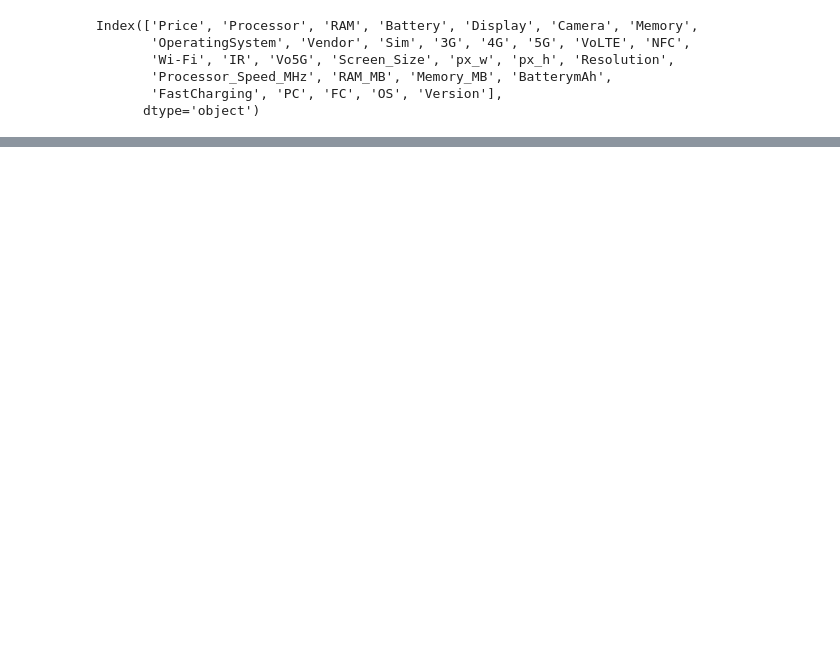
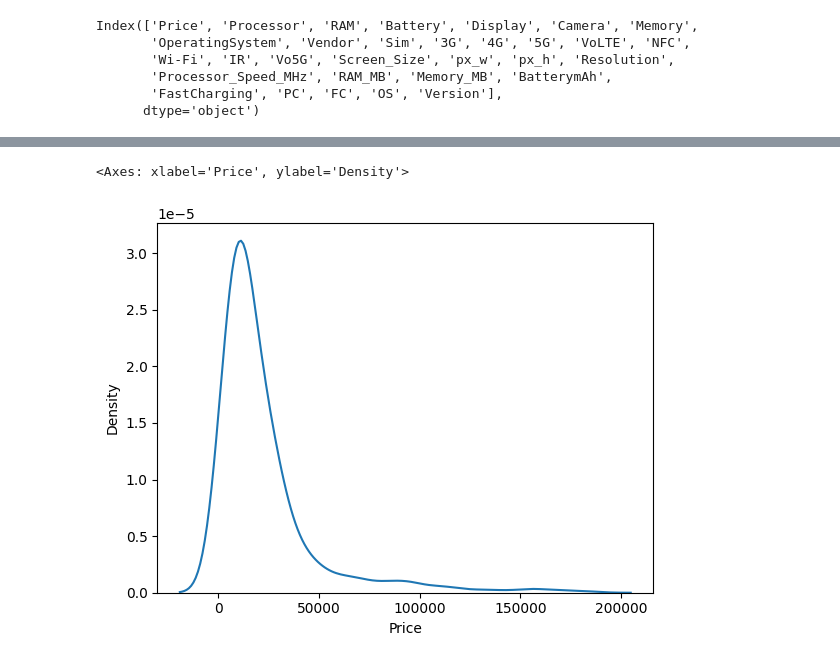
Before and after one commit to MhdQddo/Smart-Phone-Classification, a Jupyter notebook: smartphone-price.ipynb, the cells around one changed output, grey strips where cells are left out. Drawn from its saved outputs; the diff is of its cells as text; code cells hidden in the pictures; blank space fills up the shorter version.

```diff
--- a/smartphone-price.ipynb
+++ b/smartphone-price.ipynb
@@ -689,0 +755,3 @@ df.select_dtypes(include=['category', 'object']).sample(5)
+# %%
+y = df['Price'].apply(price_to_class)
+y_price = df['Price']
@@ -709,0 +789,5 @@ dtype: int64
+# %%
+sns.kdeplot(data=y_price)
+# %% [output]
+<Axes: xlabel='Price', ylabel='Density'>
+[figure, added]
```
Also changed, not shown: parts of 90 cells of this notebook, 3 other files.
